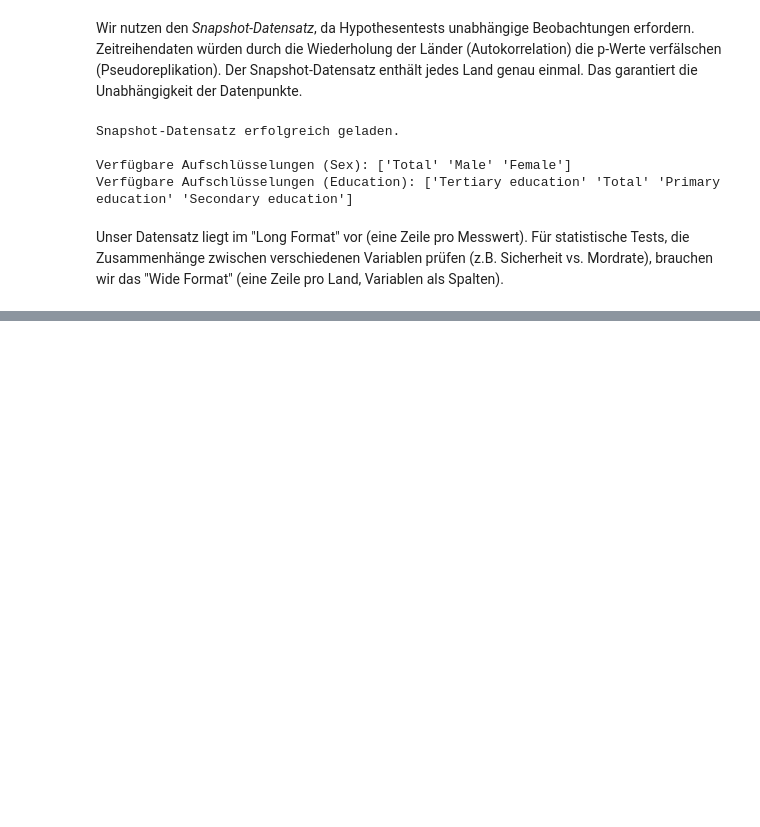
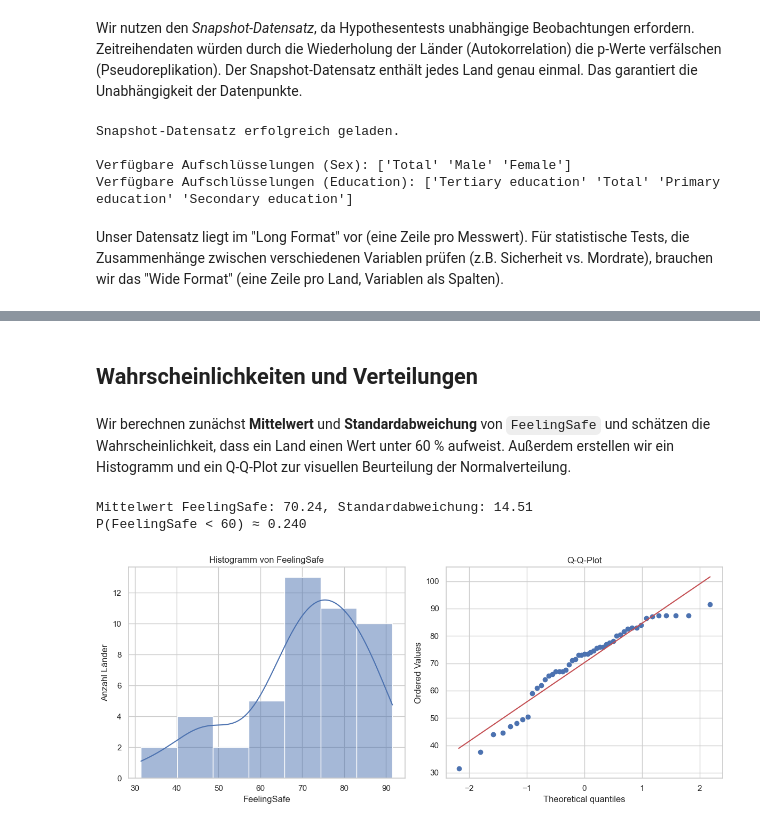
Before and after one commit to flurinasophie/Statistik_Projekt_OECDWellBeing, a Jupyter notebook: notebooks/04_Induktive_Statistik_und_Gruppenvergleiche.ipynb, the cells around one changed output, grey strips where cells are left out. Saved outputs shown, nothing was run; the diff lists cells and outputs as text; code cells hidden in the pictures; blank space fills up the shorter version.

```diff
--- a/notebooks/04_Induktive_Statistik_und_Gruppenvergleiche.ipynb
+++ b/notebooks/04_Induktive_Statistik_und_Gruppenvergleiche.ipynb
@@ -552,0 +89,33 @@ Im nächsten Notebook (**05_Regressionsanalyse**) werden wir daher **multiple Re
+# %% [markdown]
+## Wahrscheinlichkeiten und Verteilungen
+# %% [markdown]
+Wir berechnen zunächst **Mittelwert** und **Standardabweichung** von `FeelingSafe` und schätzen die Wahrscheinlichkeit, dass ein Land einen Wert unter 60 % aufweist. Außerdem erstellen wir ein Histogramm und ein Q‑Q‑Plot zur visuellen Beurteilung der Normalverteilung.
+# %%
+
+# Mittelwert und Standardabweichung
+mean_fs = df_clean['FeelingSafe'].mean()
+std_fs = df_clean['FeelingSafe'].std(ddof=1)
+print(f"Mittelwert FeelingSafe: {mean_fs:.2f}, Standardabweichung: {std_fs:.2f}")
+
+# Wahrscheinlichkeit, dass FeelingSafe < 60 (unter Annahme einer Normalverteilung)
+prob_under60 = stats.norm.cdf(60, loc=mean_fs, scale=std_fs)
+print(f"P(FeelingSafe < 60) ≈ {prob_under60:.3f}")
+
+# Histogramm und Q-Q-Plot
+fig, axes = plt.subplots(1, 2, figsize=(12, 5))
+
+sns.histplot(df_clean['FeelingSafe'], kde=True, ax=axes[0])
+axes[0].set_title('Histogramm von FeelingSafe')
+axes[0].set_xlabel('FeelingSafe')
+axes[0].set_ylabel('Anzahl Länder')
+
+# Q-Q-Plot
+stats.probplot(df_clean['FeelingSafe'], dist="norm", plot=axes[1])
+axes[1].set_title('Q-Q-Plot')
+
+plt.tight_layout()
+plt.show()
+# %% [output]
+Mittelwert FeelingSafe: 70.24, Standardabweichung: 14.51
+P(FeelingSafe < 60) ≈ 0.240
+[figure, added]
```
Also changed, not shown: parts of 72 cells of this notebook, 1 other file.
